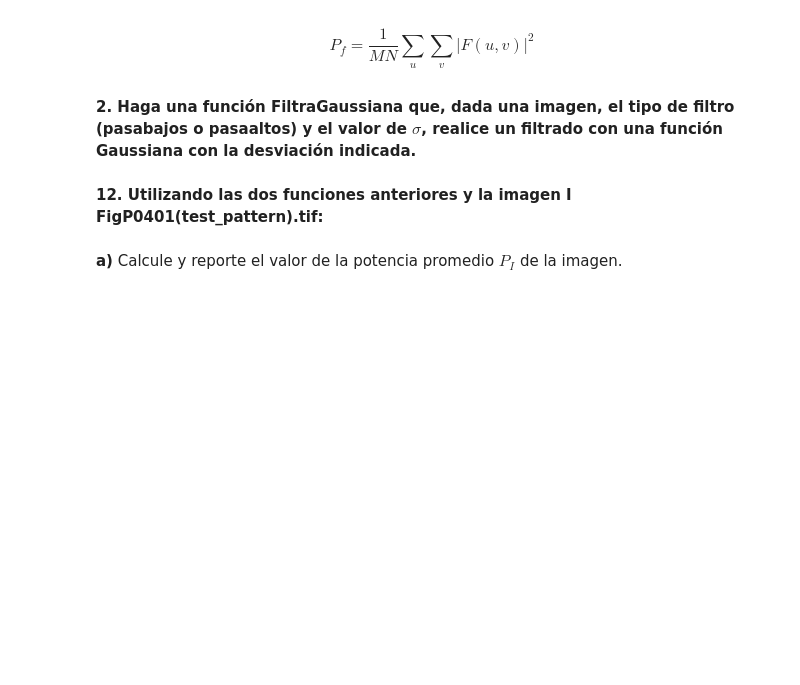
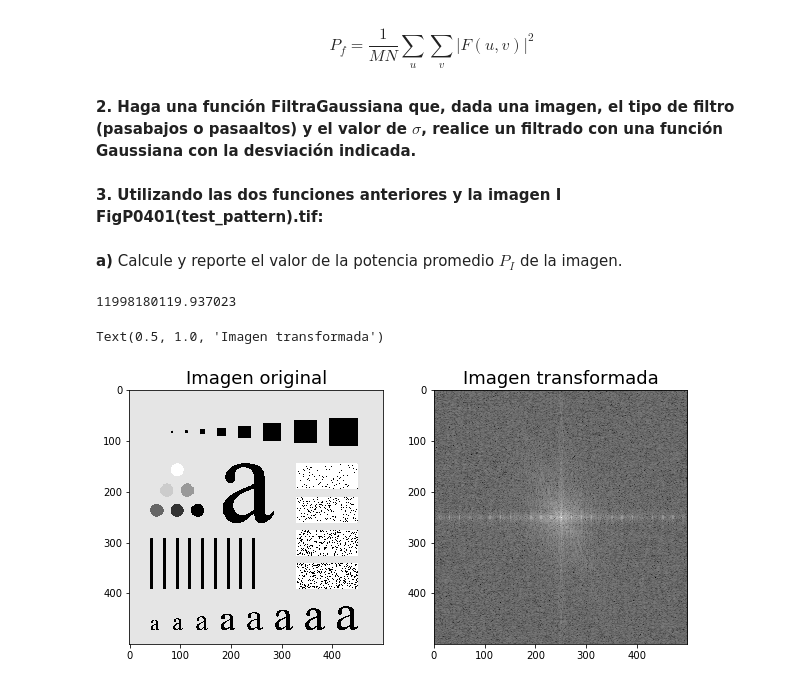
Before and after one commit to gmagannaDevelop/SegundoParcialImagenes, a Jupyter notebook: 2do_examen.ipynb, the cells around one changed output. Saved outputs shown, nothing was run; the diff lists cells and outputs as text; code cells hidden in the pictures; blank space fills up the shorter version.

```diff
--- a/2do_examen.ipynb
+++ b/2do_examen.ipynb
@@ -51,7 +51,7 @@ def FiltraGaussiana(imagen_dft, sigma, omega = 0):
 
     return img_filtrada
 # %% [markdown]
-__12. Utilizando las dos funciones anteriores y la imagen I FigP0401(test_pattern).tif:__
+__3. Utilizando las dos funciones anteriores y la imagen I FigP0401(test_pattern).tif:__
 # %% [markdown]
 __a)__ Calcule y reporte el valor de la potencia promedio $P_I$ de la imagen.
 # %%
@@ -73,0 +61,17 @@ plt.show()
+# %%
+print(img1_potencia)
+# %% [output]
+11998180119.937023
+# %%
+img1_dft_resaltada = 20 * np.log(img1_dft)
+
+fig = plt.figure(figsize = (10, 7))
+fig.add_subplot(1, 2, 1)
+plt.imshow(img1, cmap = 'gray')
+plt.title('Imagen original', size = 18)
+fig.add_subplot(1, 2, 2)
+plt.imshow(img1_dft_resaltada, cmap = 'gray')
+plt.title('Imagen transformada', size = 18)
+# %% [output]
+Text(0.5, 1.0, 'Imagen transformada')
+[figure, added]
```
Also changed, not shown: parts of 1 cell of this notebook.
